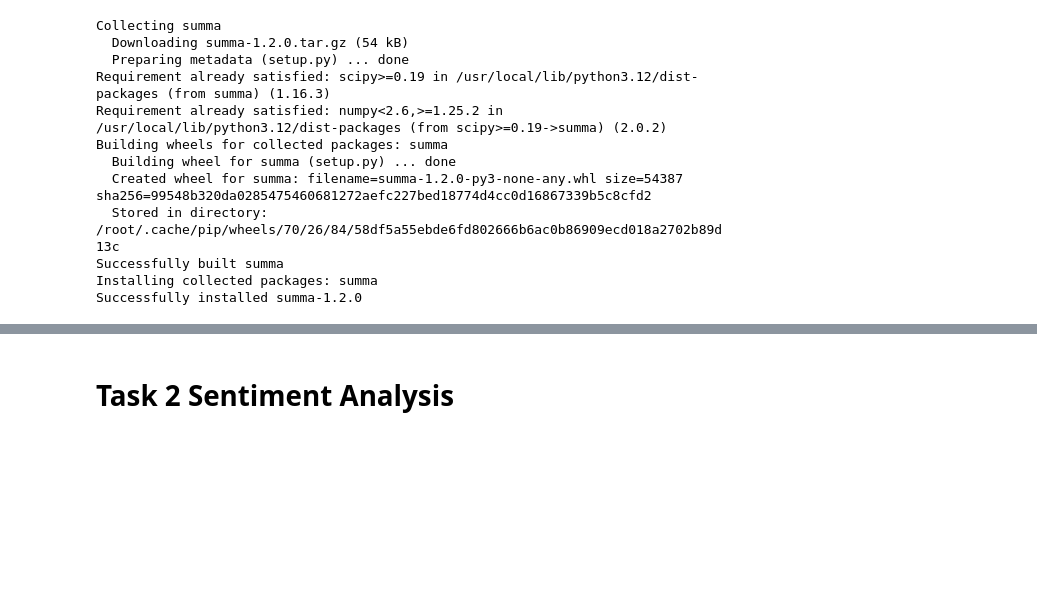
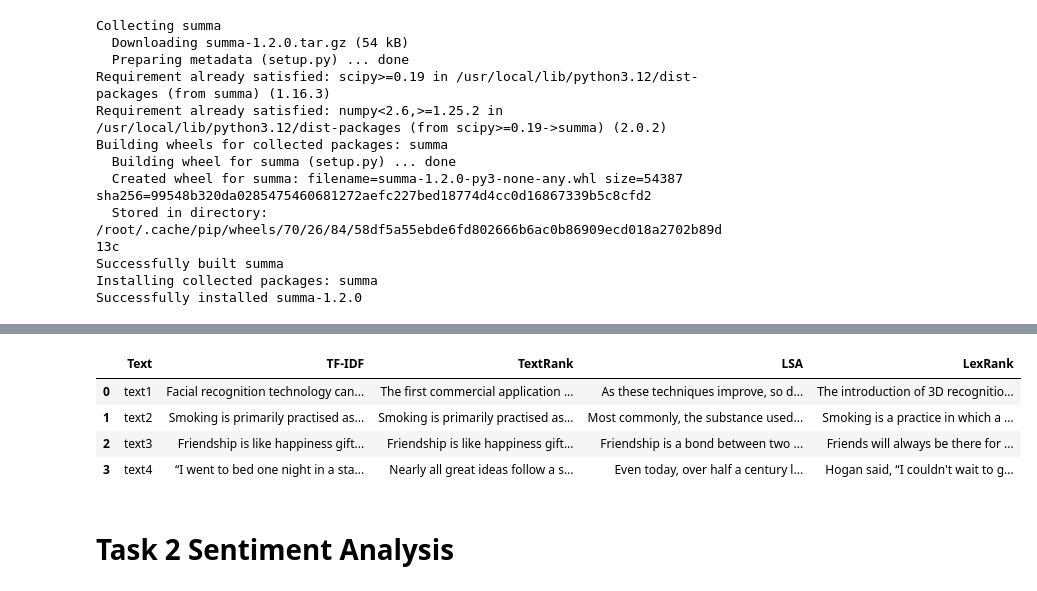
Before and after one commit to jangdain04-lab/TA_Assignment, a Jupyter notebook: Assignment2,3_202302772_JangDaIn.ipynb, the cells around one changed output, grey strips where cells are left out. Cells and saved outputs as stored; diff of their text form; code cells hidden in the pictures; blank space fills up the shorter version.

```diff
--- a/Assignment2,3_202302772_JangDaIn.ipynb
+++ b/Assignment2,3_202302772_JangDaIn.ipynb
@@ -172,0 +187,11 @@ Successfully installed summa-1.2.0
+# %%
+!pip install sumy
+from sumy.summarizers.lsa import LsaSummarizer
+from sumy.nlp.tokenizers import Tokenizer
+from sumy.parsers.plaintext import PlaintextParser
+
+def lsa_summarize(text, sentences_count=2):
+    parser = PlaintextParser.from_string(text, Tokenizer("english"))
+    summarizer = LsaSummarizer()
+    summary = summarizer(parser.document, sentences_count)
+    return " ".join(str(s) for s in summary)
@@ -172,0 +218,8 @@ Successfully installed summa-1.2.0
+# %%
+from sumy.summarizers.lex_rank import LexRankSummarizer
+
+def lexrank_summarize(text, sentences_count=2):
+    parser = PlaintextParser.from_string(text, Tokenizer("english"))
+    summarizer = LexRankSummarizer()
+    summary = summarizer(parser.document, sentences_count)
+    return " ".join(str(s) for s in summary)
@@ -173,3 +265,31 @@ Successfully installed summa-1.2.0
+# %%
+import pandas as pd
+
+def generate_summarization_table(texts):
+    rows = []
+
+    for name, txt in texts.items():
+        row = {
+            "Text": name,
+            "TF-IDF": tfidf_summarize(txt),
+            "TextRank": textrank_summarize(txt),
+            "LSA": lsa_summarize(txt),
+            "LexRank": lexrank_summarize(txt)
+        }
+        rows.append(row)
+
+    df = pd.DataFrame(rows)
+    return df
+
+
+summary_table = generate_summarization_table(texts)
+summary_table
+# %% [output]
+|  | Text | TF-IDF | TextRank | LSA | LexRank |
+| 0 | text1 | Facial recognition technology can... | The first commercial application ... | As these techniques improve, so d... | The introduction of 3D recognitio... |
+| 1 | text2 | Smoking is primarily practised as... | Smoking is primarily practised as... | Most commonly, the substance used... | Smoking is a practice in which a ... |
+| 2 | text3 | Friendship is like happiness gift... | Friendship is like happiness gift... | Friendship is a bond between two ... | Friends will always be there for ... |
+| 3 | text4 | “I went to bed one night in a sta... | Nearly all great ideas follow a s... | Even today, over half a century l... | Hogan said, “I couldn't wait to g... |
 # %% [markdown]
 # Task 2 Sentiment Analysis
 # %% [markdown]
```
Also changed, not shown: parts of 19 cells of this notebook.
